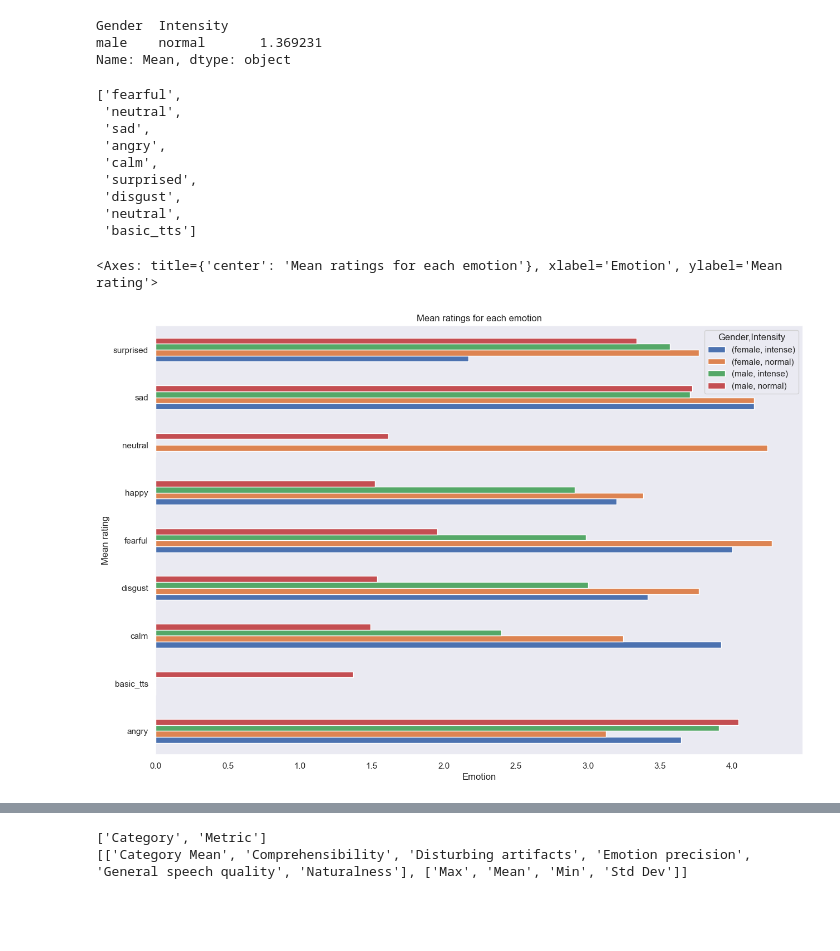
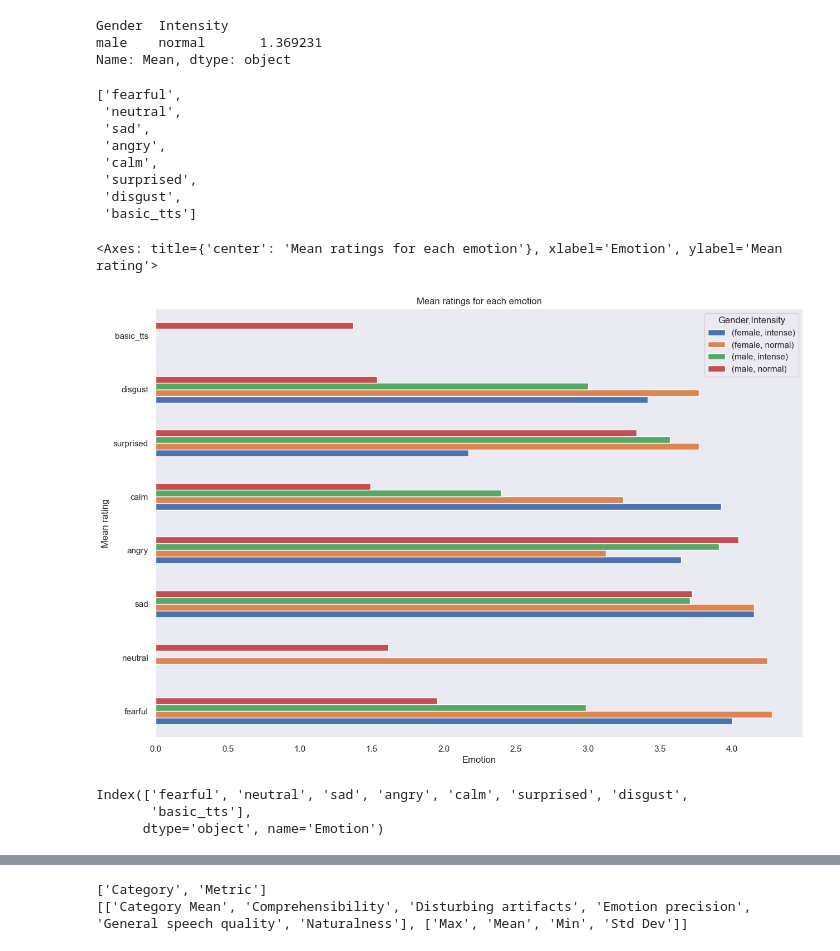
Before and after one commit to LeanderVonSeelstrang/TTS, a Jupyter notebook: survey/make_plots.ipynb, the cells around one changed output, grey strips where cells are left out. Cells and saved outputs as stored; diff of their text form; code cells hidden in the pictures; blank space fills up the shorter version.

```diff
--- a/survey/make_plots.ipynb
+++ b/survey/make_plots.ipynb
@@ -150,7 +150,7 @@ reset_combined_df = combined_df.reset_index()
 
 # Specify the order of categories for better plotting
 # order = ["angry", "basic_tts", "calm", "disgust", "fearful", "happy", "neutral", "sad", "surprised"]
-order = ["fearful", "neutral", "sad", "angry", "calm", "surprised", "disgust", "neutral", "basic_tts"]
+order = ["fearful", "neutral", "sad", "angry", "calm", "surprised", "disgust", "basic_tts"]
 # %%
 sns.set_theme(style="darkgrid")
 sns.set_style("dark")
@@ -204,5 +305,4 @@ order
  'calm',
  'surprised',
  'disgust',
- 'neutral',
  'basic_tts']
@@ -213,16 +309,23 @@ order
 # %%
 
-category_mean_to_plot = result_df["Category Mean"]["Mean"].unstack(level=1).unstack(level=1)
-category_mean_err_to_plot = result_df["Category Mean"]["Std Dev"].unstack(level=1).unstack(level=1)
+category_mean_to_plot = result_df["Category Mean"]["Mean"].unstack(level=1).unstack(level=1).reindex(order)
+category_mean_err_to_plot = result_df["Category Mean"]["Std Dev"].unstack(level=1).unstack(level=1).reindex(order)
 
 category_mean_to_plot.plot.barh(figsize=(15, 10),
                        title="Mean ratings for each emotion",
                        ylabel="Mean rating",
                        xlabel="Emotion",
                        legend=True)
 # %% [output]
 <Axes: title={'center': 'Mean ratings for each emotion'}, xlabel='Emotion', ylabel='Mean rating'>
-[figure, old version]
+[figure, new version]
+# %%
+category_mean_to_plot.columns
+category_mean_to_plot.index
+# %% [output]
+Index(['fearful', 'neutral', 'sad', 'angry', 'calm', 'surprised', 'disgust',
+       'basic_tts'],
+      dtype='object', name='Emotion')
 # %%
 category_mean_to_plot.plot.barh(figsize=(15, 10),
                        title="Mean ratings for each emotion",
```
Also changed, not shown: parts of 13 cells of this notebook, 8 other files.
